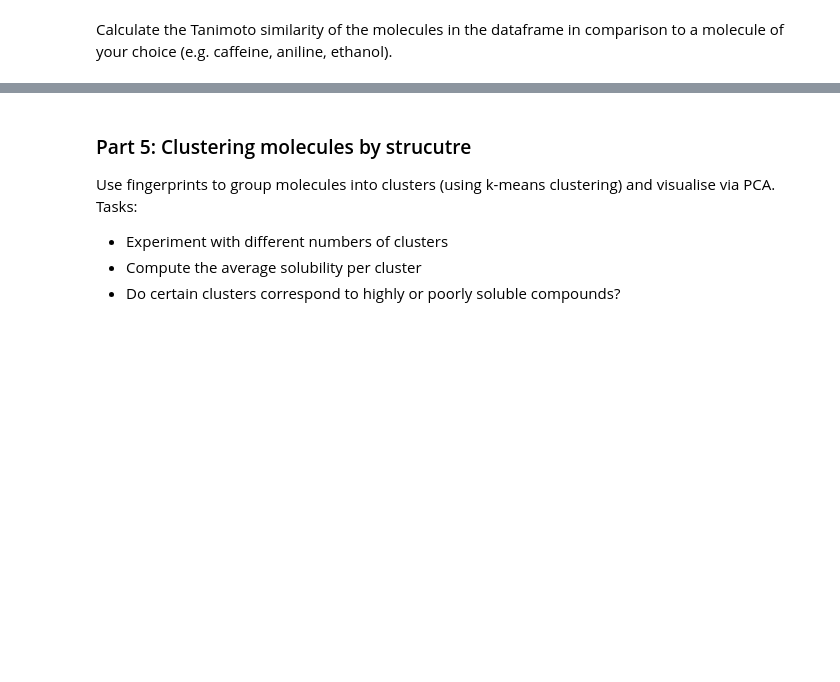
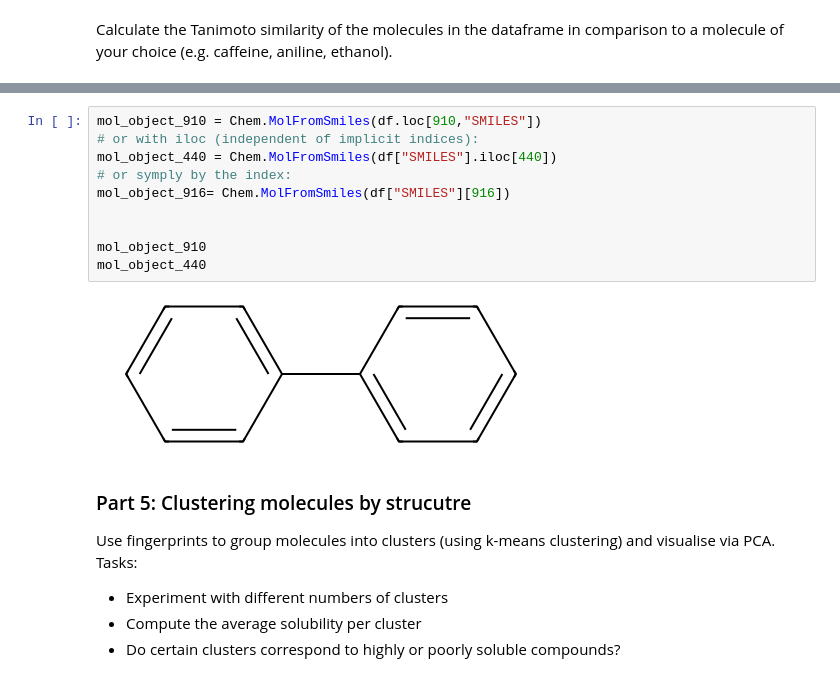
Before and after one commit to chichichi67/ChemicalDataScience103, a Jupyter notebook: lectures/session13/userfolder/materials (CH)/RDKIt_Workshop.ipynb, the cells around one changed output, grey strips where cells are left out. Saved outputs shown, nothing was run; the diff lists cells and outputs as text; blank space fills up the shorter version.

```diff
--- a/lectures/session13/userfolder/materials (CH)/RDKIt_Workshop.ipynb
+++ b/lectures/session13/userfolder/materials (CH)/RDKIt_Workshop.ipynb
@@ -108,3 +217,15 @@ df["similarity"].nlargest(10)
+# %%
+mol_object_910 = Chem.MolFromSmiles(df.loc[910,"SMILES"])
+# or with iloc (independent of implicit indices):
+mol_object_440 = Chem.MolFromSmiles(df["SMILES"].iloc[440])
+# or symply by the index:
+mol_object_916= Chem.MolFromSmiles(df["SMILES"][916])
+
+
+mol_object_910
+mol_object_440
+# %% [output]
+[figure, added]
 # %% [markdown]
 ### Part 5: Clustering molecules by strucutre
 
```
Also changed, not shown: parts of 14 cells of this notebook, 8 other files.
